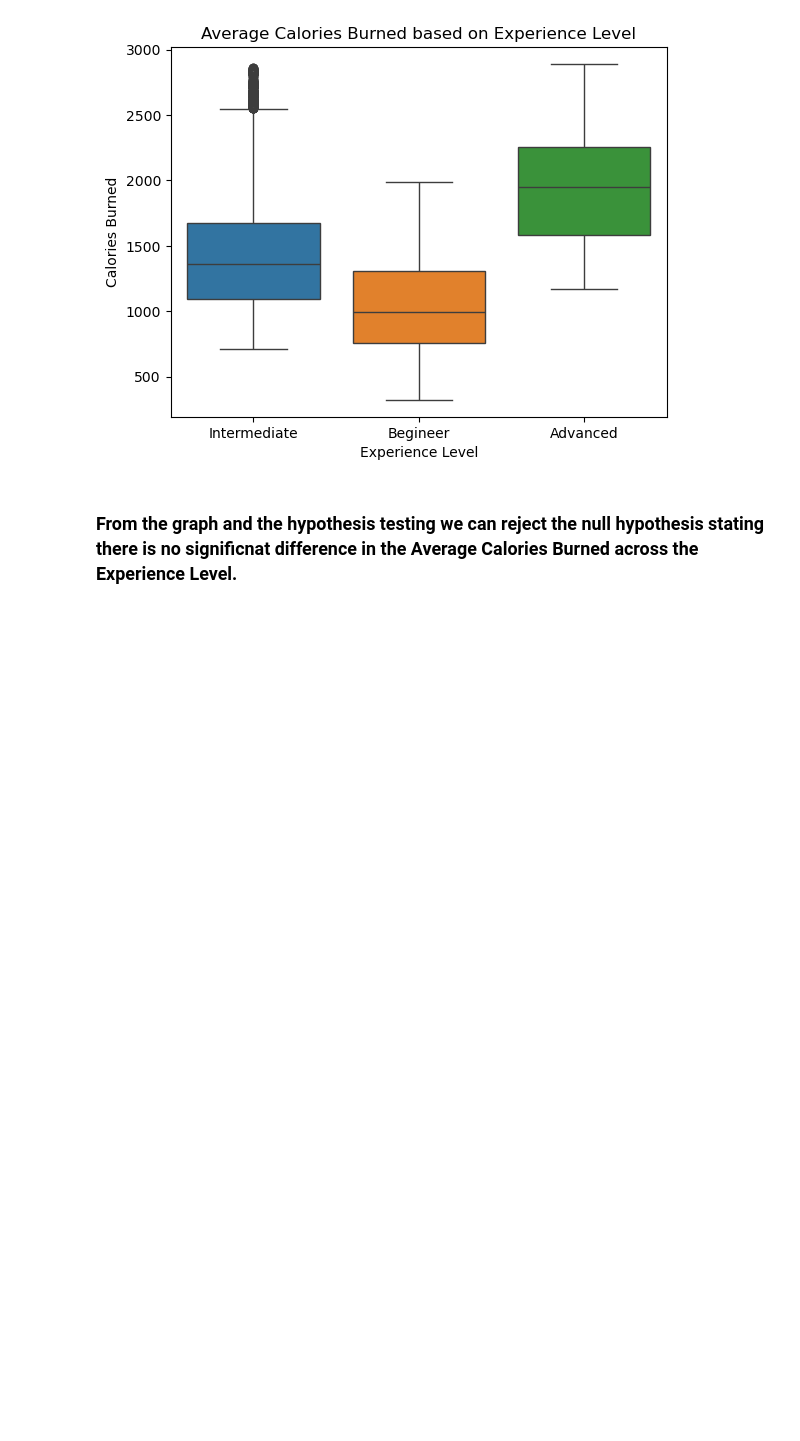
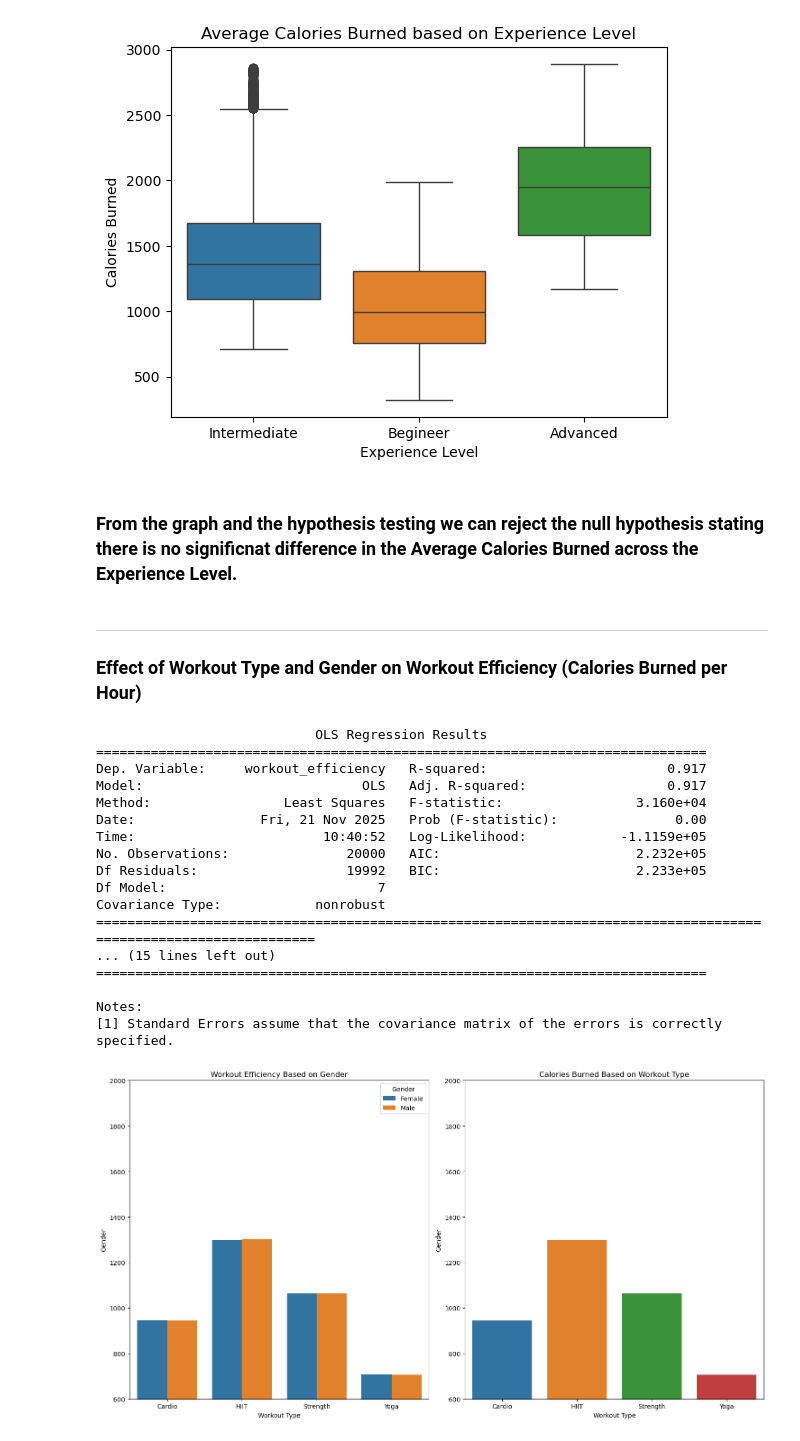
Before and after one commit to suzaladhikari/Fitness_App, a Jupyter notebook: Analysis_Data/analytics.ipynb, the cells around one changed output. Drawn from its saved outputs; the diff is of its cells as text; code cells hidden in the pictures; blank space fills up the shorter version.

Commit message:
New Analysis done

```diff
--- a/Analysis_Data/analytics.ipynb
+++ b/Analysis_Data/analytics.ipynb
@@ -99,3 +100,68 @@ plt.show()
 [figure]
 # %% [markdown]
 ### From the graph and the hypothesis testing we can reject the null hypothesis stating there is no significnat difference in the Average Calories Burned across the Experience Level.
+# %% [markdown]
+---
+### Effect of Workout Type and Gender on Workout Efficiency (Calories Burned per Hour)
+# %%
+query = """with gender_efficiency as (
+	select "Gender",
+			"Workout_Type",
+			("Calories_Burned"/"Session_Duration (hours)") as workout_efficiency
+
+	from cleaned
+)
+
+select * from gender_efficiency"""
+
+gender_efficiency = pd.read_sql(query, connection)
+### Hypothesis testing
+model = ols("workout_efficiency~ C(Gender) + C(Workout_Type) + C(Gender):C(Workout_Type)", data = gender_efficiency).fit()
+#print(model.summary())
+
+
+## Visual Proof
+gender_efficiency.head(5)
+
+based_on_gender = gender_efficiency.groupby(['Workout_Type', 'Gender'])['workout_efficiency'].mean().reset_index()
+based_on_workout_type = gender_efficiency.groupby('Workout_Type')['workout_efficiency'].mean().reset_index()
+
+
+## Visual Proof
+fig, ax = plt.subplots(1,2, figsize = (15,8))
+
+def calories_plotting(x, y, hue , data, title, xlabel, ylabel, axes):
+    sns.barplot(x = x, y = y , data = data, hue = hue, ax = axes)
+    axes.set_title(title)
+    axes.set_xlabel(xlabel)
+    axes.set_ylabel(ylabel)
+    axes.set_ylim(600,2000)
+    plt.tight_layout()
+
+
+calories_plotting('Workout_Type', 'workout_efficiency', 'Gender', based_on_gender, 'Workout Efficiency Based on Gender','Workout Type','Calories_Burned', ax[0] )
+calories_plotting('Workout_Type', 'workout_efficiency', 'Workout_Type', based_on_workout_type,'Calories Burned Based on Workout Type', 'Workout Type','Calories_Burned', ax[1] )
+
+
+### Hypothesis Analysis
+
+print(model.summary())
+# %% [output]
+                            OLS Regression Results
+==============================================================================
+Dep. Variable:     workout_efficiency   R-squared:                       0.917
+Model:                            OLS   Adj. R-squared:                  0.917
+Method:                 Least Squares   F-statistic:                 3.160e+04
+Date:                Fri, 21 Nov 2025   Prob (F-statistic):               0.00
+Time:                        10:40:52   Log-Likelihood:            -1.1159e+05
+No. Observations:               20000   AIC:                         2.232e+05
+Df Residuals:                   19992   BIC:                         2.233e+05
+Df Model:                           7
+Covariance Type:            nonrobust
+=================================================================================================================
+... (15 lines left out)
+==============================================================================
+
+Notes:
+[1] Standard Errors assume that the covariance matrix of the errors is correctly specified.
+[figure, added]
```
Also changed, not shown: parts of 2 cells of this notebook.
